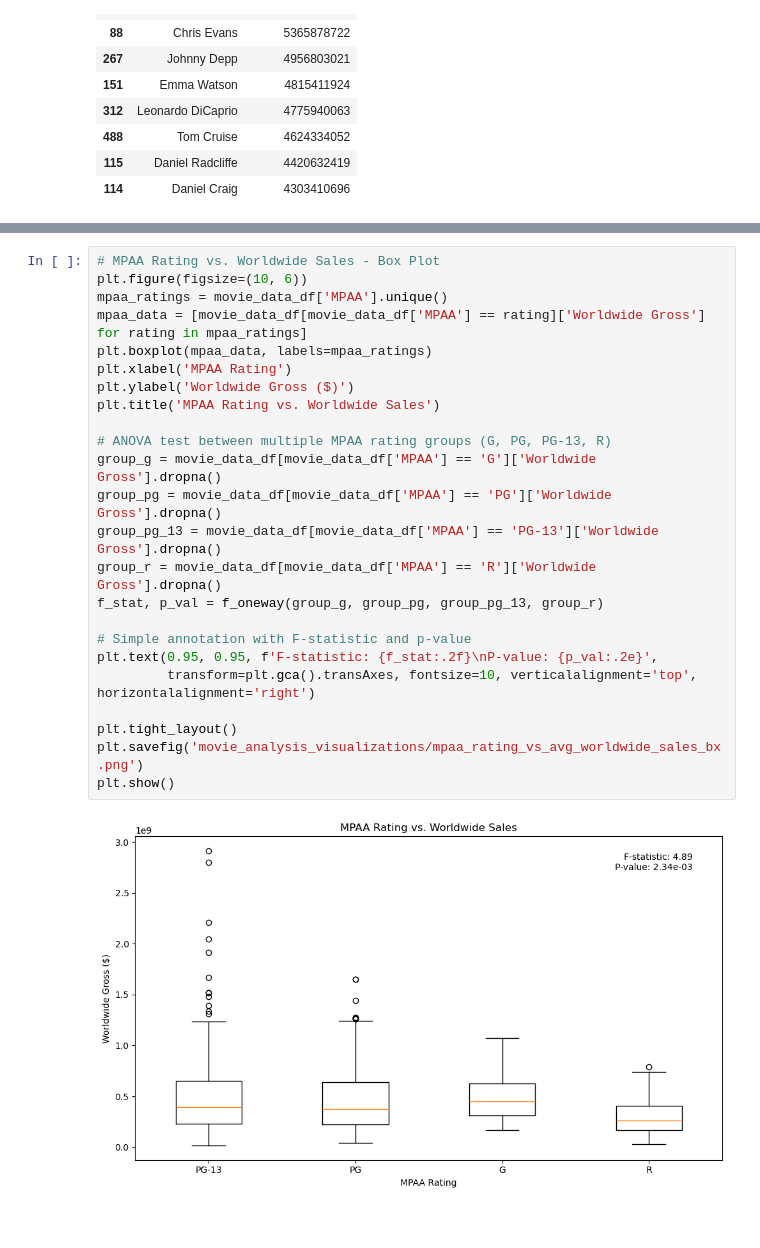
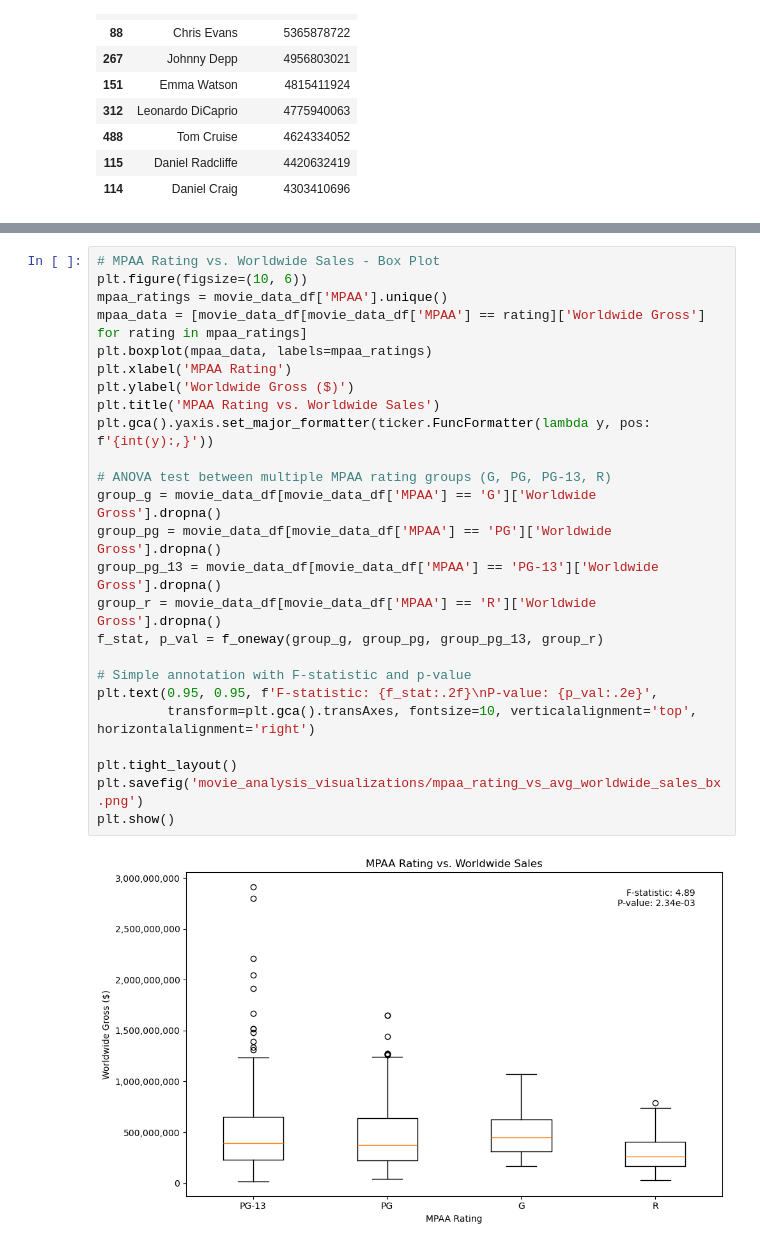
Before and after one commit to endoplasmicosmic/Movie-Success-Analytics, a Jupyter notebook: movie_sanem.ipynb, the cells around one changed output, grey strips where cells are left out. Drawn from its saved outputs; the diff is of its cells as text.

Commit message:
Adjusted figure labels and added new visuals to the folder

```diff
--- a/movie_sanem.ipynb
+++ b/movie_sanem.ipynb
@@ -120,26 +121,27 @@ plt.show()
 # %%
 # MPAA Rating vs. Worldwide Sales - Box Plot
 plt.figure(figsize=(10, 6))
 mpaa_ratings = movie_data_df['MPAA'].unique()
 mpaa_data = [movie_data_df[movie_data_df['MPAA'] == rating]['Worldwide Gross'] for rating in mpaa_ratings]
 plt.boxplot(mpaa_data, labels=mpaa_ratings)
 plt.xlabel('MPAA Rating')
 plt.ylabel('Worldwide Gross ($)')
 plt.title('MPAA Rating vs. Worldwide Sales')
+plt.gca().yaxis.set_major_formatter(ticker.FuncFormatter(lambda y, pos: f'{int(y):,}'))
 
 # ANOVA test between multiple MPAA rating groups (G, PG, PG-13, R)
 group_g = movie_data_df[movie_data_df['MPAA'] == 'G']['Worldwide Gross'].dropna()
 group_pg = movie_data_df[movie_data_df['MPAA'] == 'PG']['Worldwide Gross'].dropna()
 group_pg_13 = movie_data_df[movie_data_df['MPAA'] == 'PG-13']['Worldwide Gross'].dropna()
 group_r = movie_data_df[movie_data_df['MPAA'] == 'R']['Worldwide Gross'].dropna()
 f_stat, p_val = f_oneway(group_g, group_pg, group_pg_13, group_r)
 
 # Simple annotation with F-statistic and p-value
 plt.text(0.95, 0.95, f'F-statistic: {f_stat:.2f}\nP-value: {p_val:.2e}',
          transform=plt.gca().transAxes, fontsize=10, verticalalignment='top', horizontalalignment='right')
 
 plt.tight_layout()
 plt.savefig('movie_analysis_visualizations/mpaa_rating_vs_avg_worldwide_sales_bx.png')
 plt.show()
 # %% [output]
-[figure, old version]
+[figure, new version]
```
Also changed, not shown: parts of 2 cells of this notebook, 6 other files.
